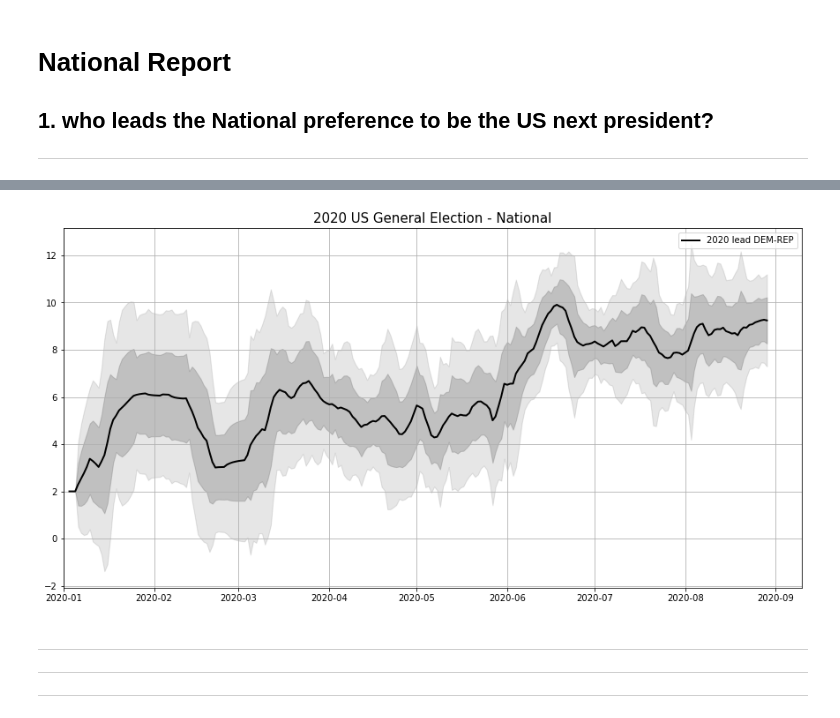
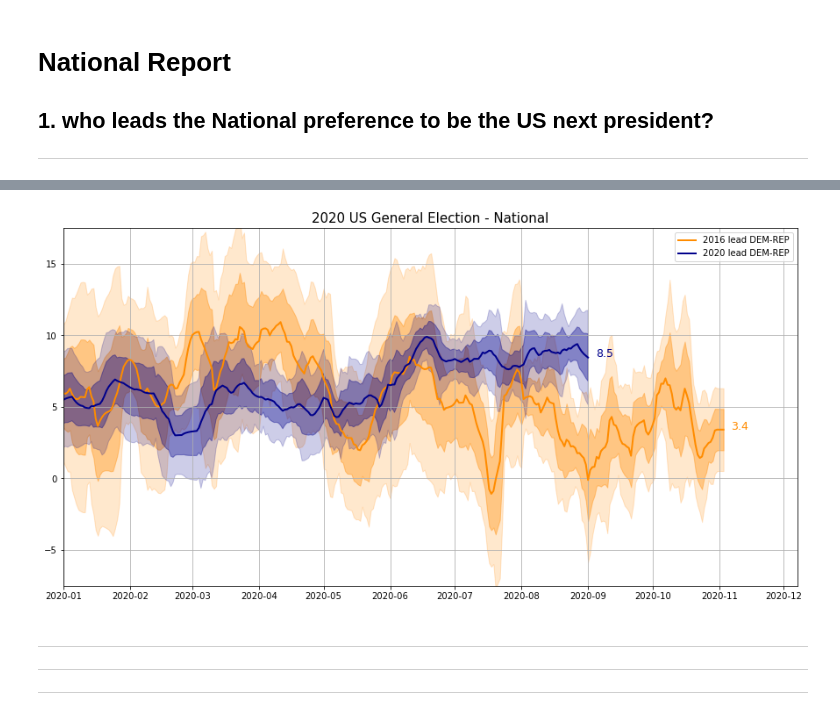
Before and after one commit to gabrielbfs/us_election2020, a Jupyter notebook: notebooks/1.4-gbf-2020us_election-exploration.ipynb, the cells around one changed output, grey strips where cells are left out. Saved outputs shown, nothing was run; the diff lists cells and outputs as text; code cells hidden in the pictures.

```diff
--- a/notebooks/1.4-gbf-2020us_election-exploration.ipynb
+++ b/notebooks/1.4-gbf-2020us_election-exploration.ipynb
@@ -109,8 +109,10 @@ def get_state_statsSmooth_atK(df, candidates, state, k):
         r_dispersion = ((np.abs((atK_df[candidates] - state_stats_df[cols_avg].dropna().iloc[-1].values)) + 1).values**(2))
         atK_df[cols_wgt] /= r_dispersion
 
+        atK_df['weight'] = np.min(atK_df[cols_wgt], axis='columns')**(1/2)
+
         for i in range(3):
-            weighted_stats = DescrStatsW(atK_df[candidates[i]], weights=atK_df[cols_wgt[i]], ddof=0)
+            weighted_stats = DescrStatsW(atK_df[candidates[i]], weights=atK_df['weight'], ddof=0)
             state_stats_df.loc[day, [cols_avg[i]]] = weighted_stats.mean.reshape(-1,)
             state_stats_df.loc[day, [cols_std[i]]] = weighted_stats.std.reshape(-1,)
 
@@ -397,29 +465,57 @@ polls2020
 # %%
 k = 16
 national_stats_k16 = pd.read_csv(path+'\\data\\processed\\National_stats_at'+str(k)+'.csv', parse_dates=True, index_col=0)
+# %%
+national_stats_2k_2016 = pd.read_csv(path+'\\data\\processed\\2016_National_stats_at16.csv', parse_dates=True, index_col=0)
+national_stats_k_2016 = pd.read_csv(path+'\\data\\processed\\2016_National_stats_at8.csv', parse_dates=True, index_col=0)
+
+national_stats_2k_2016.index = pd.date_range(end='2020-11-03', freq='D', periods=len(national_stats_2k_2016.index))
 # %%
 plt.figure(figsize=(15, 7.5))
 
-plt.plot(national_stats_k16['diff_avg'], lw=2., label='2020 lead DEM-REP', color='black')
 
+plt.plot(national_stats_2k_2016['diff_avg'], lw=2., label='2016 lead DEM-REP', color='darkorange')
+
+plt.plot(national_stats_k16['diff_avg'], lw=2., label='2020 lead DEM-REP', color='darkblue')
+
+for candidate in ['Clinton', 'Trump']:
+    plt.fill_between(national_stats_2k_2016['diff_avg'].index,
+                     national_stats_2k_2016['diff_avg']+2*national_stats_2k_2016['diff_std'],
+                     national_stats_2k_2016['diff_avg']-2*national_stats_2k_2016['diff_std'],
+                     alpha=0.1, color='darkorange')
+    plt.fill_between(national_stats_2k_2016['diff_avg'].index,
+                     national_stats_2k_2016['diff_avg']+national_stats_2k_2016['diff_std'],
+                     national_stats_2k_2016['diff_avg']-national_stats_2k_2016['diff_std'],
+                     alpha=0.2, color='darkorange')
 
 for candidate in ['Biden', 'Trump']:
     plt.fill_between(national_stats_k16['diff_avg'].index,
                      national_stats_k16['diff_avg']+2*national_stats_k16['diff_std'],
                      national_stats_k16['diff_avg']-2*national_stats_k16['diff_std'],
-                     alpha=0.1, color='gray')
+                     alpha=0.1, color='darkblue')
     plt.fill_between(national_stats_k16['diff_avg'].index,
                      national_stats_k16['diff_avg']+national_stats_k16['diff_std'],
                      national_stats_k16['diff_avg']-national_stats_k16['diff_std'],
-                     alpha=0.2, color='gray')
+                     alpha=0.2, color='darkblue')
 
+plt.text(x=national_stats_2k_2016.index[-1] + timedelta(3.5),
+         y=round(national_stats_2k_2016['diff_avg'].iloc[-1], 1),
+         s=str(round(national_stats_2k_2016['diff_avg'].iloc[-1], 1)),
+         fontsize=12.5, color='darkorange')
+plt.text(x=national_stats_k16.index[-1] + timedelta(3.5),
+         y=round(national_stats_k16['diff_avg'].iloc[-1], 1),
+         s=str(round(national_stats_k16['diff_avg'].iloc[-1], 1)),
+         fontsize=12.5, color='darkblue')
+
+
+plt.ylim((-7.5, 17.5))
 plt.title('2020 US General Election - National', fontsize=15)
 plt.legend()
 plt.grid()
 plt.xlim(xmin=pd.to_datetime('2020-01-01'))
 plt.show()
 # %% [output]
-[figure, old version]
+[figure, new version]
 # %% [markdown]
 ---
 
```
Also changed, not shown: parts of 18 cells of this notebook, 7 other files.
